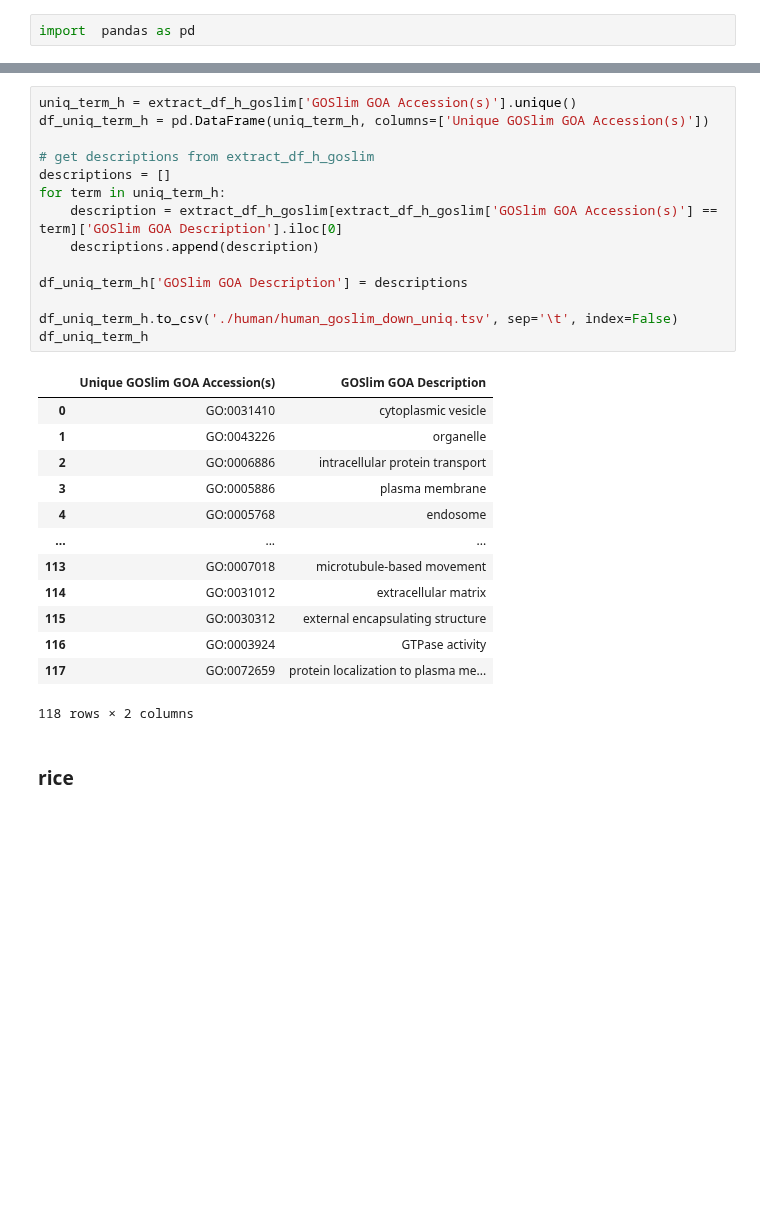
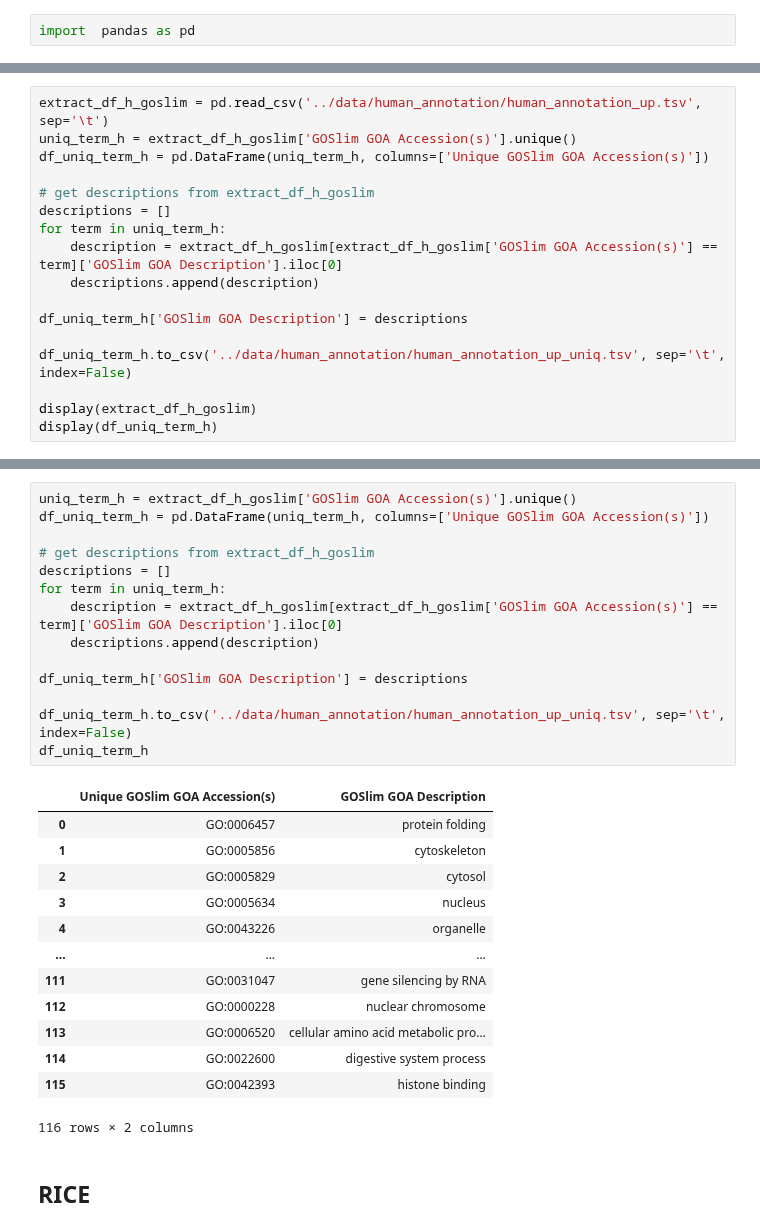
Before and after one commit to yonezawa-sora/pycircos_comaparative_species, a Jupyter notebook: data_preprocessing/goslim_uniq.ipynb, the cells around one changed output, grey strips where cells are left out. Drawn from its saved outputs; the diff is of its cells as text; blank space fills up the shorter version.

```diff
--- a/data_preprocessing/goslim_uniq.ipynb
+++ b/data_preprocessing/goslim_uniq.ipynb
@@ -21,0 +5,17 @@ extract_df_h_goslim
+# %%
+extract_df_h_goslim = pd.read_csv('../data/human_annotation/human_annotation_up.tsv', sep='\t')
+uniq_term_h = extract_df_h_goslim['GOSlim GOA Accession(s)'].unique()
+df_uniq_term_h = pd.DataFrame(uniq_term_h, columns=['Unique GOSlim GOA Accession(s)'])
+
+# get descriptions from extract_df_h_goslim
+descriptions = []
+for term in uniq_term_h:
+    description = extract_df_h_goslim[extract_df_h_goslim['GOSlim GOA Accession(s)'] == term]['GOSlim GOA Description'].iloc[0]
+    descriptions.append(description)
+
+df_uniq_term_h['GOSlim GOA Description'] = descriptions
+
+df_uniq_term_h.to_csv('../data/human_annotation/human_annotation_up_uniq.tsv', sep='\t', index=False)
+
+display(extract_df_h_goslim)
+display(df_uniq_term_h)
@@ -22,30 +49,30 @@ extract_df_h_goslim
 # %%
 uniq_term_h = extract_df_h_goslim['GOSlim GOA Accession(s)'].unique()
 df_uniq_term_h = pd.DataFrame(uniq_term_h, columns=['Unique GOSlim GOA Accession(s)'])
 
 # get descriptions from extract_df_h_goslim
 descriptions = []
 for term in uniq_term_h:
     description = extract_df_h_goslim[extract_df_h_goslim['GOSlim GOA Accession(s)'] == term]['GOSlim GOA Description'].iloc[0]
     descriptions.append(description)
 
 df_uniq_term_h['GOSlim GOA Description'] = descriptions
 
-df_uniq_term_h.to_csv('./human/human_goslim_down_uniq.tsv', sep='\t', index=False)
+df_uniq_term_h.to_csv('../data/human_annotation/human_annotation_up_uniq.tsv', sep='\t', index=False)
 df_uniq_term_h
 # %% [output]
 |  | Unique GOSlim GOA Accession(s) | GOSlim GOA Description |
-| 0 | GO:0031410 | cytoplasmic vesicle |
-| 1 | GO:0043226 | organelle |
-| 2 | GO:0006886 | intracellular protein transport |
-| 3 | GO:0005886 | plasma membrane |
-| 4 | GO:0005768 | endosome |
+| 0 | GO:0006457 | protein folding |
+| 1 | GO:0005856 | cytoskeleton |
+| 2 | GO:0005829 | cytosol |
+| 3 | GO:0005634 | nucleus |
+| 4 | GO:0043226 | organelle |
 | ... | ... | ... |
-| 113 | GO:0007018 | microtubule-based movement |
-| 114 | GO:0031012 | extracellular matrix |
-| 115 | GO:0030312 | external encapsulating structure |
-| 116 | GO:0003924 | GTPase activity |
-| 117 | GO:0072659 | protein localization to plasma me... |
+| 111 | GO:0031047 | gene silencing by RNA |
+| 112 | GO:0000228 | nuclear chromosome |
+| 113 | GO:0006520 | cellular amino acid metabolic pro... |
+| 114 | GO:0022600 | digestive system process |
+| 115 | GO:0042393 | histone binding |
-118 rows × 2 columns
+116 rows × 2 columns
 # %% [markdown]
-### rice
+## RICE
```
Also changed, not shown: parts of 7 cells of this notebook, 4 other files.
